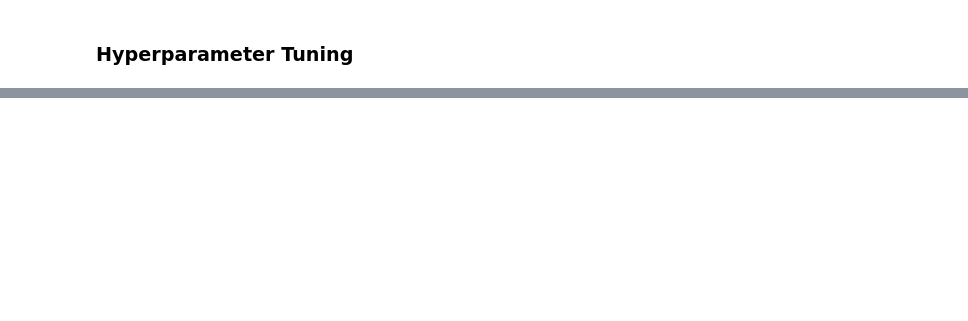
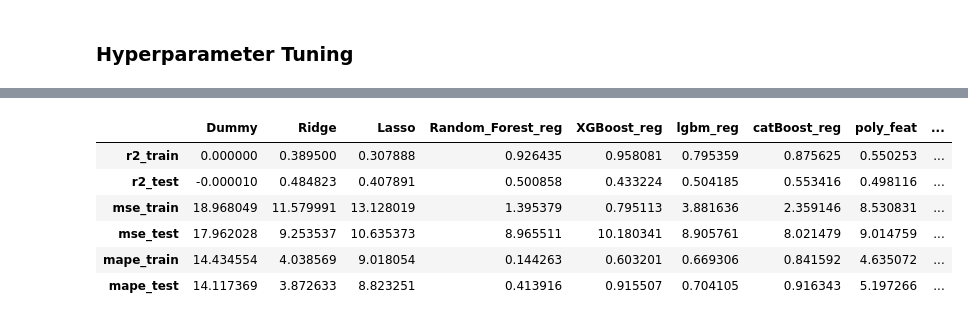
Before and after one commit to valli180/airbnb-popularity_regression, a Jupyter notebook: notebooks/model.ipynb, the cells around one changed output, grey strips where cells are left out. Saved outputs shown, nothing was run; the diff lists cells and outputs as text; code cells hidden in the pictures; blank space fills up the shorter version.

```diff
--- a/notebooks/model.ipynb
+++ b/notebooks/model.ipynb
@@ -394,0 +425,12 @@ pd.DataFrame(results)
+# %%
+deg = 2
+poly_feats = PolynomialFeatures(degree=deg)
+pipe_poly = make_pipeline(column_transformer, poly_feats, Ridge())
+results["poly_feat"]= cross_val_scores(
+    pipe_poly,
+    X_train,
+    y_train,
+    X_val,
+    y_val,
+    return_train_score=True
+)
@@ -440,0 +618,28 @@ pd.DataFrame(data=data, index=new_columns,).sort_values(
+# %%
+regressors = {
+    'ridge': pipe_poly,
+    'catboost': make_pipeline(
+        column_transformer, CatBoostRegressor(verbose=0)
+    ),
+    'randomforest': make_pipeline(
+        column_transformer, RandomForestRegressor(random_state=123)
+    ),
+    'lgbm': make_pipeline(
+        column_transformer, LGBMRegressor(verbose=0)
+    )
+}
+
+stacking_reg = StackingRegressor(
+    list(regressors.items()
+        ),
+    final_estimator= Ridge()
+)
+
+results['stacking'] = cross_val_scores(
+        stacking_reg,
+        X_train,
+        y_train,
+        X_val,
+        y_val,
+        return_train_score=True
+    )
@@ -440,0 +664,10 @@ pd.DataFrame(data=data, index=new_columns,).sort_values(
+# %%
+pd.DataFrame(results)
+# %% [output]
+|  | Dummy | Ridge | Lasso | Random_Forest_reg | XGBoost_reg | lgbm_reg | catBoost_reg | poly_feat | ... |
+| r2_train | 0.000000 | 0.389500 | 0.307888 | 0.926435 | 0.958081 | 0.795359 | 0.875625 | 0.550253 | ... |
+| r2_test | -0.000010 | 0.484823 | 0.407891 | 0.500858 | 0.433224 | 0.504185 | 0.553416 | 0.498116 | ... |
+| mse_train | 18.968049 | 11.579991 | 13.128019 | 1.395379 | 0.795113 | 3.881636 | 2.359146 | 8.530831 | ... |
+| mse_test | 17.962028 | 9.253537 | 10.635373 | 8.965511 | 10.180341 | 8.905761 | 8.021479 | 9.014759 | ... |
+| mape_train | 14.434554 | 4.038569 | 9.018054 | 0.144263 | 0.603201 | 0.669306 | 0.841592 | 4.635072 | ... |
+| mape_test | 14.117369 | 3.872633 | 8.823251 | 0.413916 | 0.915507 | 0.704105 | 0.916343 | 5.197266 | ... |
```
Also changed, not shown: parts of 26 cells of this notebook.
